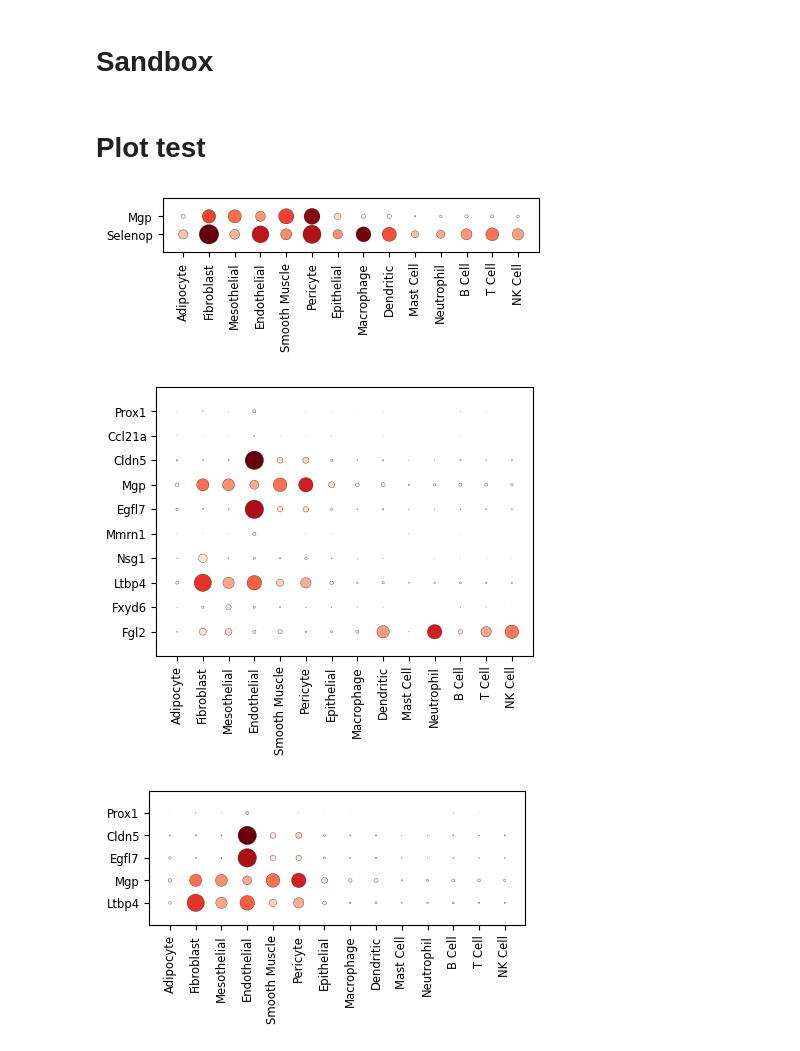
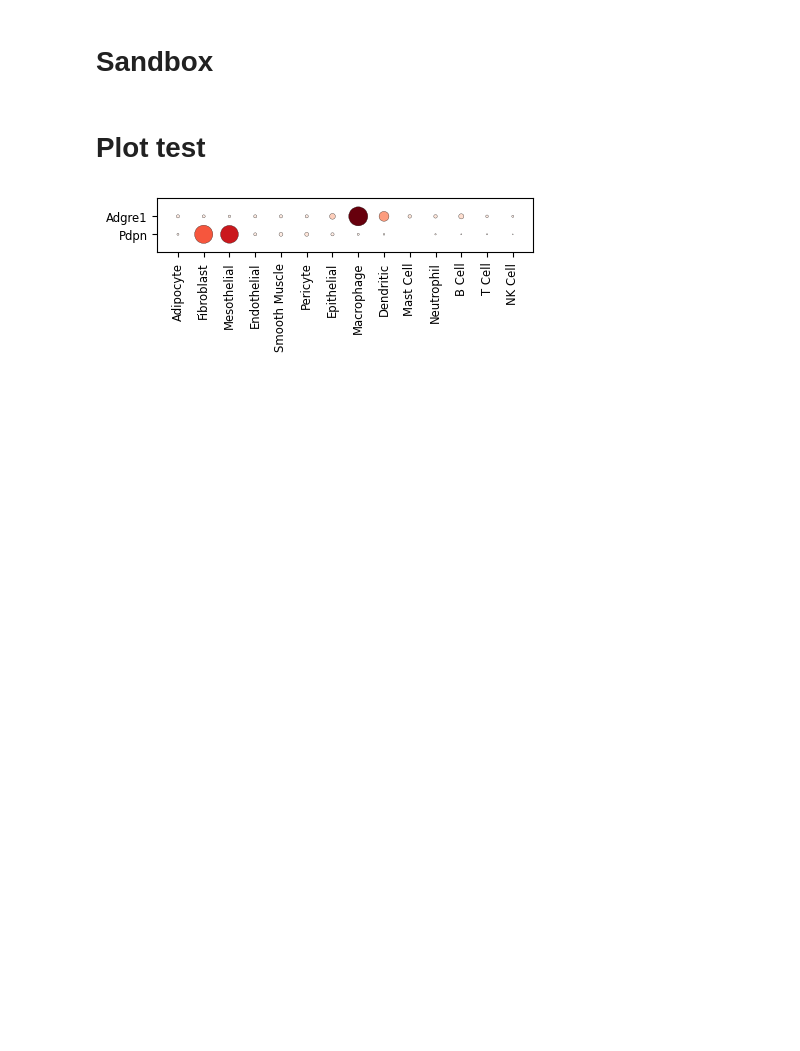
Before and after one commit to ethanhung11/spatial_seq, a Jupyter notebook: src/notebooks/single_cell/1.0-multidataset-integration.ipynb, the cells around one changed output. Saved outputs shown, nothing was run; the diff lists cells and outputs as text; code cells hidden in the pictures; blank space fills up the shorter version.

```diff
--- a/src/notebooks/single_cell/1.0-multidataset-integration.ipynb
+++ b/src/notebooks/single_cell/1.0-multidataset-integration.ipynb
@@ -1044,18 +1044,17 @@ subset.write_h5ad(MAIN_DIR / "geosketch_2500.h5ad")
 # %%
 gls = [
     # ["Aqp1", "Pecam1", "Rgs5", "Tinagl1"],
     # ["Dcn", "C3", "Col1a1", "Upk3b"]
-    ["Mgp", "Selenop"],
-    ["Prox1", "Ccl21a", "Cldn5", "Mgp", "Egfl7", "Mmrn1", "Nsg1", "Ltbp4", "Fxyd6", "Fgl2"],
-    ["Prox1", "Cldn5", "Egfl7", "Mgp", "Ltbp4"]
+    # ["Mgp", "Selenop"],
+    # ["Prox1", "Ccl21a", "Cldn5", "Mgp", "Egfl7", "Mmrn1", "Nsg1", "Ltbp4", "Fxyd6", "Fgl2"],
+    # ["Prox1", "Cldn5", "Egfl7", "Mgp", "Ltbp4"]
+    ["Adgre1", "Pdpn"]
     ]
 
 for l in gls:
     # f, ax = plt.subplots(figsize=(8,4), layout="constrained")
     dp = sc.pl.dotplot(adata, l, "celltype", layer="normalized",
                       swap_axes=True, show=False, return_fig=True)
     dp.legend(show=False).show()
 # %% [output]
-[figure, old version]
+[figure, new version]
-[figure, removed]
-[figure, removed]
```
Also changed, not shown: 12 other files.
